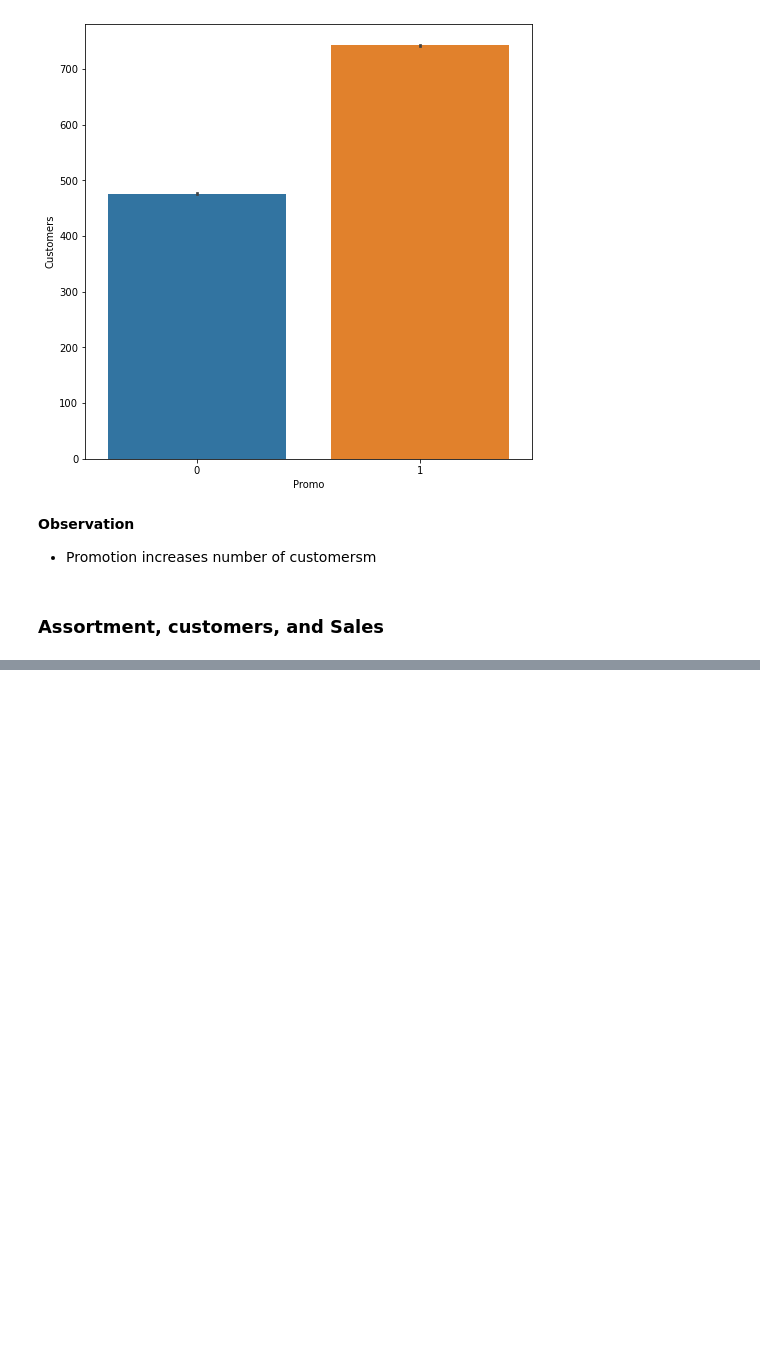
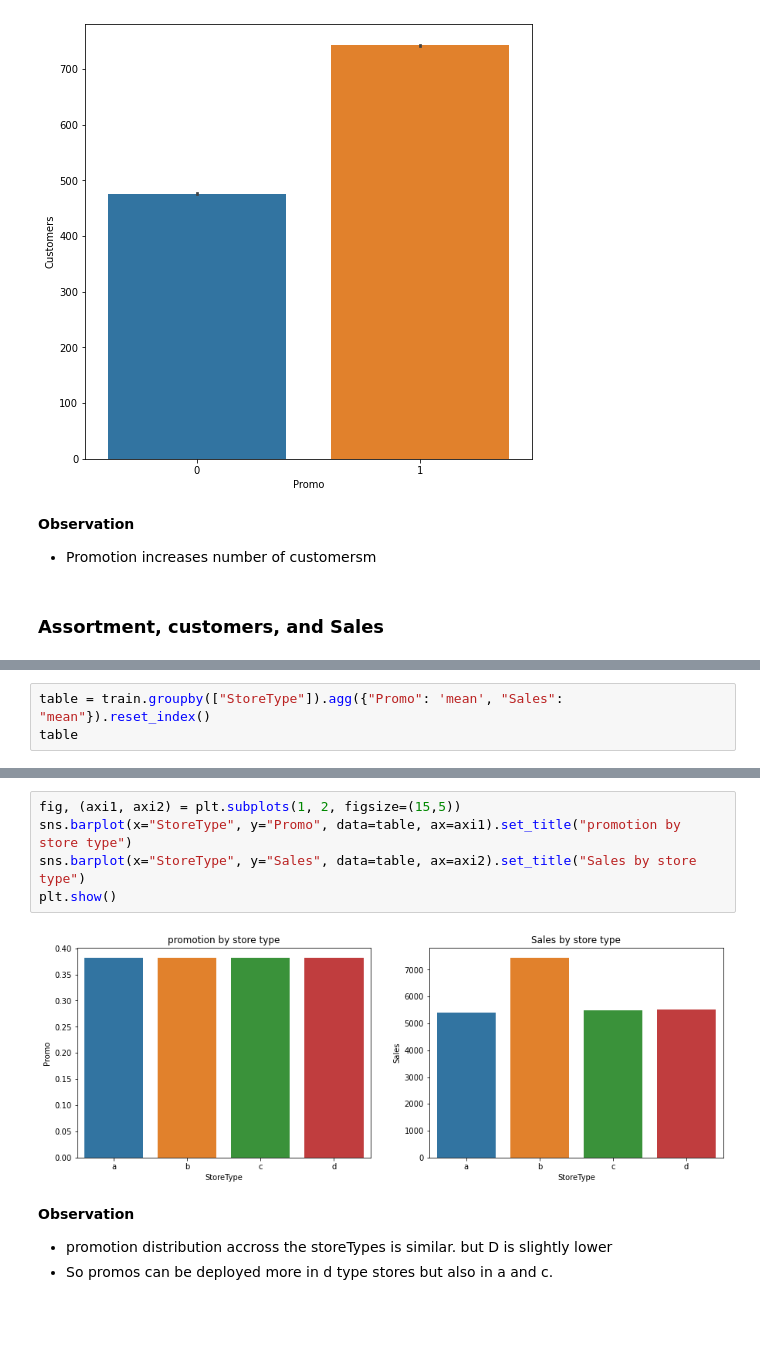
Before and after one commit to benbel376/time-series-data-sales-prediction, a Jupyter notebook: notebooks/data_exploration.ipynb, the cells around one changed output, grey strips where cells are left out. Drawn from its saved outputs; the diff is of its cells as text; blank space fills up the shorter version.

Commit message:
effective promo deployment closes #6

```diff
--- a/notebooks/data_exploration.ipynb
+++ b/notebooks/data_exploration.ipynb
@@ -181,0 +189,3 @@ plt.show()
+# %%
+table = train.groupby(["StoreType"]).agg({"Promo": 'mean', "Sales": "mean"}).reset_index()
+table
@@ -181,0 +198,13 @@ plt.show()
+# %%
+fig, (axi1, axi2) = plt.subplots(1, 2, figsize=(15,5))
+sns.barplot(x="StoreType", y="Promo", data=table, ax=axi1).set_title("promotion by store type")
+sns.barplot(x="StoreType", y="Sales", data=table, ax=axi2).set_title("Sales by store type")
+plt.show()
+# %% [output]
+[figure, added]
+# %% [markdown]
+**Observation**
+- promotion distribution accross the storeTypes is similar. but D is slightly lower
+- So promos can be deployed more in d type stores but also in a and c.
+# %% [markdown]
+###
```
Also changed, not shown: parts of 4 cells of this notebook.
